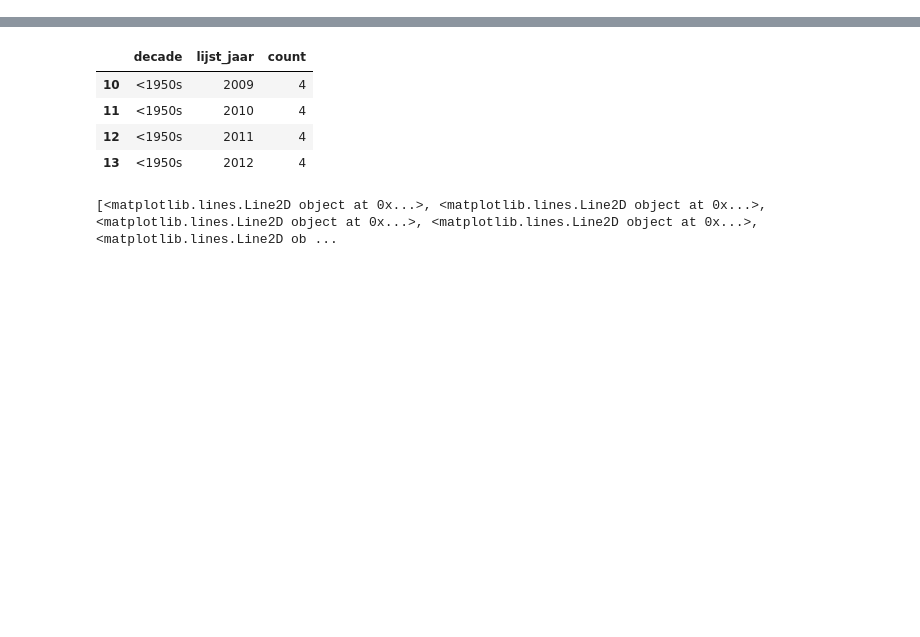
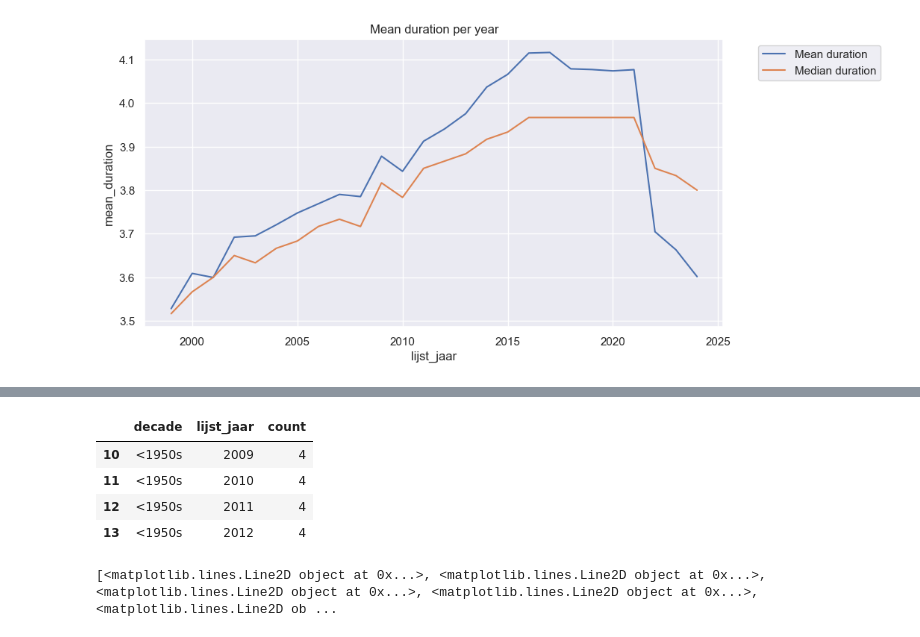
Before and after one commit to jwnelen/top-2000-eda, a Jupyter notebook: exploration.ipynb, the cells around one changed output, grey strips where cells are left out. Saved outputs shown, nothing was run; the diff lists cells and outputs as text; code cells hidden in the pictures; blank space fills up the shorter version.

```diff
--- a/exploration.ipynb
+++ b/exploration.ipynb
@@ -207,3 +220,31 @@ t = df["lijst_jaar"].unique()
+# %%
+means = result_df.groupby("lijst_jaar")["duration"].mean().reset_index(name="mean_duration")
+medains = result_df.groupby("lijst_jaar")["duration"].median().reset_index(name="median_duration")
+means["mean_duration"] = means["mean_duration"] / (60 * 1000)
+medains["median_duration"] = medains["median_duration"] / (60 * 1000)
+# %%
+fig, ax = plt.subplots(1, 1, figsize=(10, 5))
+sns.lineplot(
+    data=means,
+    x="lijst_jaar",
+    y="mean_duration",
+    ax=ax,
+    label="Mean duration",
+)
+sns.lineplot(
+    data=medains,
+    x="lijst_jaar",
+    y="median_duration",
+    ax=ax,
+    label="Median duration",
+)
+handles, labels = ax.get_legend_handles_labels()
+ax.legend(handles=handles, labels=labels, bbox_to_anchor=(1.05, 1), loc="upper left")
+
+plt.title("Mean duration per year")
+plt.show()
+# %% [output]
+[figure, added]
 # %%
 # Ontwikkeling van stem gedrag over de jaren
 bins = [0, 1950, 1960, 1970, 1980, 1990, 2000, 2010, 2020, 2030]
```
Also changed, not shown: parts of 36 cells of this notebook, 5 other files.
